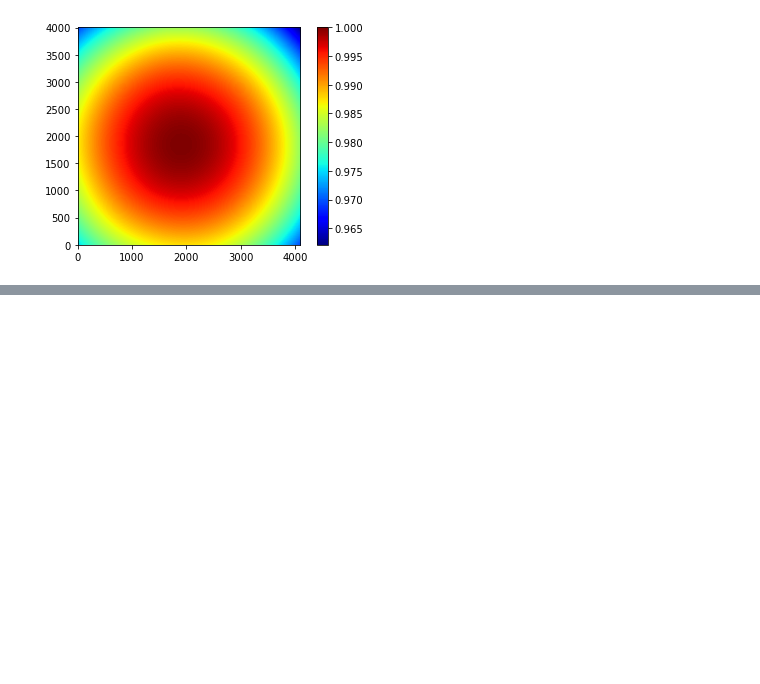
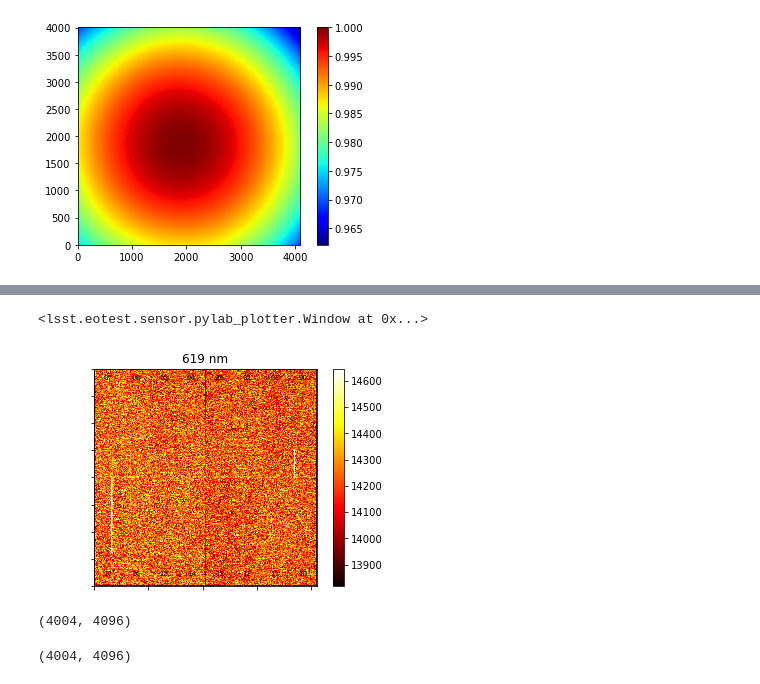
Before and after one commit to lsst-camera-dh/ccob-wb, a Jupyter notebook: notebooks/ccob_qe_analysis.ipynb, the cells around one changed output, grey strips where cells are left out. Saved outputs shown, nothing was run; the diff lists cells and outputs as text; code cells hidden in the pictures; blank space fills up the shorter version.

Commit message:
comparison to SLAC flat

```diff
--- a/notebooks/ccob_qe_analysis.ipynb
+++ b/notebooks/ccob_qe_analysis.ipynb
@@ -142,0 +157,6 @@ plt.colorbar()
+# %%
+f='/gpfs/slac/lsst/fs1/g/data/jobHarness/jh_archive-test/LCA-11021_RTM/LCA-11021_RTM-006-Dev/5867D/qe_raft_acq/v0/38892/S11/E2V-CCD250-131-Dev_lambda_flat_0620_5867D_20180417041731.fits'
+sensorTest.plot_flat(f, gains=gains_dict)
+# %% [output]
+<lsst.eotest.sensor.pylab_plotter.Window at 0x...>
+[figure, added]
@@ -142,0 +165,8 @@ plt.colorbar()
+# %%
+res.shape
+# %% [output]
+(4004, 4096)
+# %%
+slac_flat.shape
+# %% [output]
+(4004, 4096)
```
Also changed, not shown: parts of 10 cells of this notebook, 1 other file.
